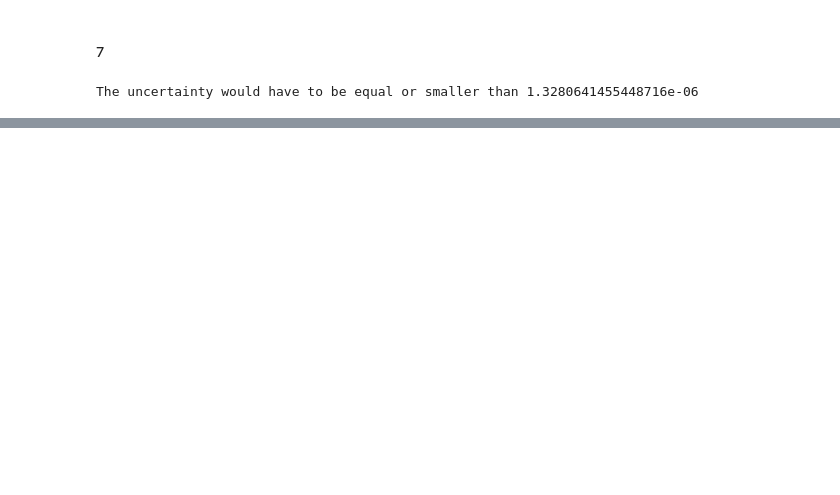
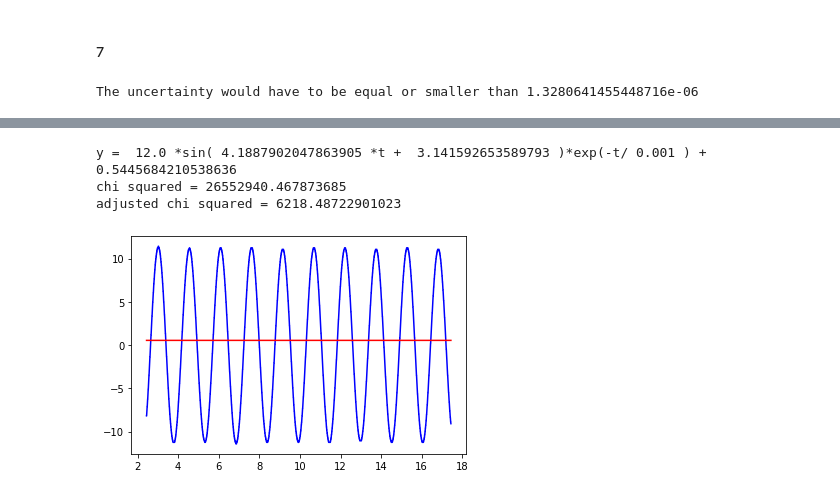
Before and after one commit to Shaquible/ENPH-353, a Jupyter notebook: 353Lab1 (1).ipynb, the cells around one changed output, grey strips where cells are left out. Cells and saved outputs as stored; diff of their text form; code cells hidden in the pictures; blank space fills up the shorter version.

```diff
--- a/353Lab1 (1).ipynb
+++ b/353Lab1 (1).ipynb
@@ -97,0 +185,17 @@ a_cen
+# %%
+popt,pcov = curve_fit(fitfunc, times3, angles3, p0=[12, 2*np.pi/1.5, np.pi, 0.001, 0])
+plt.plot(times3, angles3, 'b-', label='data')
+plt.plot(times3, fitfunc(times3, *popt), 'r-', label='fit')
+#print the eqn
+print("y = ", popt[0], "*sin(", popt[1], "*t + ", popt[2], ")*exp(-t/", popt[3], ") + ", popt[4])
+#calculate chi squared and adjusted chi squared
+chi2 = np.sum(((fitfunc(times3, *popt) - angles3)/0.1)**2)
+dof = len(times3) - len(popt)
+chi2red = chi2/dof
+print("chi squared =", chi2)
+print("adjusted chi squared =", chi2red)
+# %% [output]
+y =  12.0 *sin( 4.1887902047863905 *t +  3.141592653589793 )*exp(-t/ 0.001 ) +  0.5445684210538636
+chi squared = 26552940.467873685
+adjusted chi squared = 6218.48722901023
+[figure, added]
```
Also changed, not shown: parts of 25 cells of this notebook, 7 other files.
